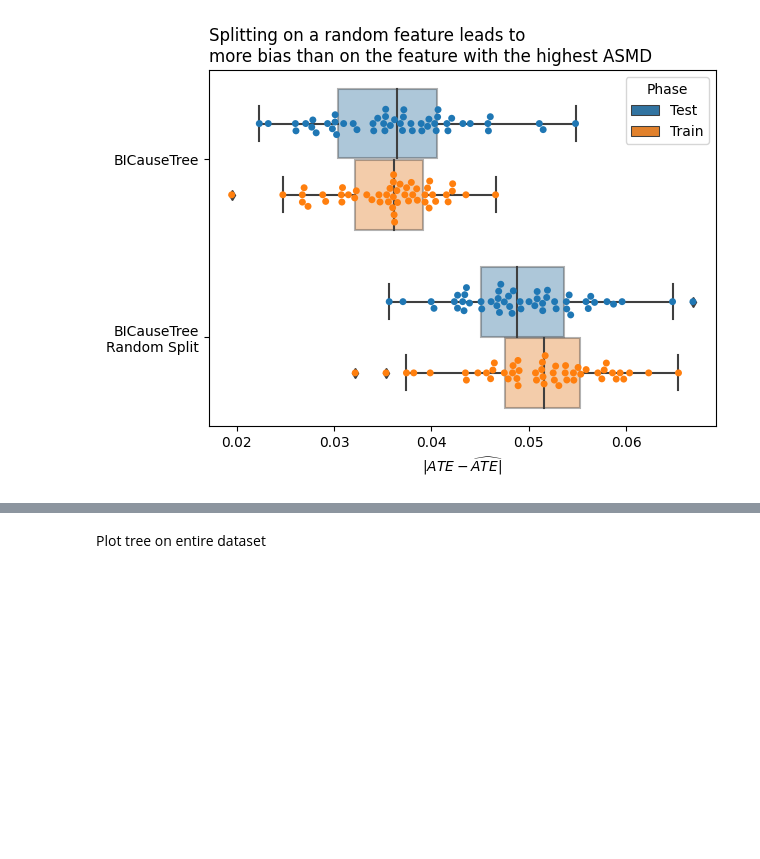
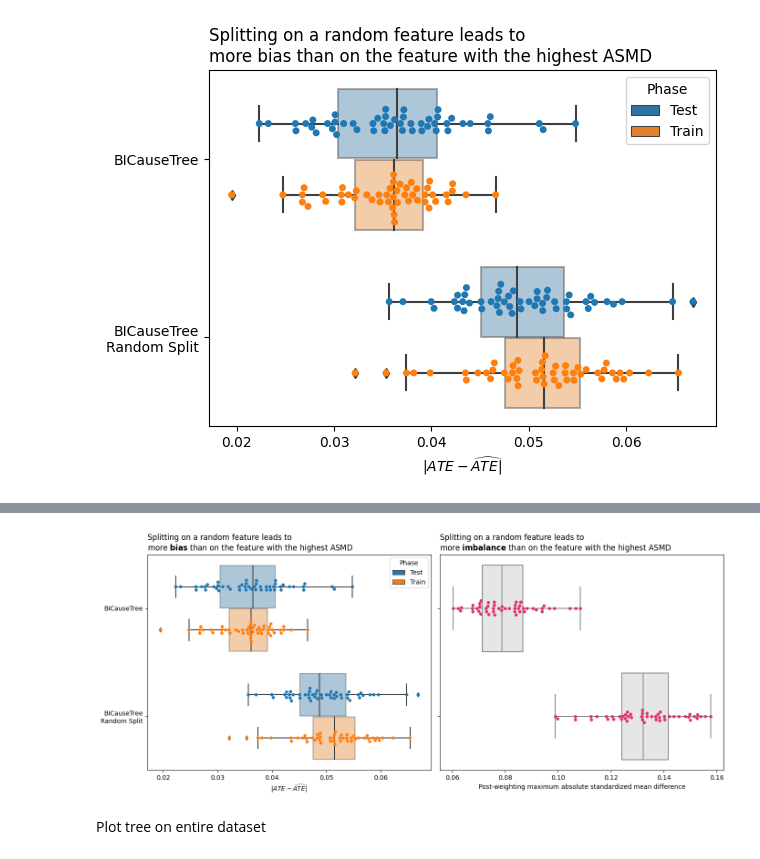
Before and after one commit to IBM-HRL-MLHLS/BICause-Trees, a Jupyter notebook: split_on_random_feature.ipynb, the cells around one changed output, grey strips where cells are left out. Cells and saved outputs as stored; diff of their text form; code cells hidden in the pictures; blank space fills up the shorter version.

```diff
--- a/split_on_random_feature.ipynb
+++ b/split_on_random_feature.ipynb
@@ -178,0 +282,66 @@ KeyboardInterrupt:
+# %%
+bias_data = pd.read_csv(Path("figures") / "random_split_bias.csv")
+asmd_data = pd.read_csv(Path("figures") / "random_split_asmd.csv")
+asmd_data = asmd_data.groupby(["model", "bootstrap"]).max().reset_index()
+
+fig, axes = plt.subplots(1, 2, figsize=(14, 6), sharey=True)
+
+# Bias plot
+sns.boxplot(
+    data=bias_data,
+    y="Model",
+    x="Estimated ATE",
+    hue="Phase",
+    boxprops=dict(alpha=.4),
+    # color="grey",
+    ax=axes[0],
+)
+sns.swarmplot(
+    data=bias_data,
+    y="Model",
+    x="Estimated ATE",
+    hue="Phase",
+    dodge=True,
+    legend=False,
+    ax=axes[0],
+)
+axes[0].set_yticklabels(["BICauseTree", "BICauseTree\nRandom Split"])
+axes[0].set_ylabel(None)
+axes[0].set_xlabel(r"$ \vert ATE - \widehat{ATE} \vert $")
+axes[0].set_title(
+    "Splitting on a random feature leads to \nmore $ \\bf{bias} $ than on the feature with the highest ASMD",
+    loc='left',
+)
+# fig.tight_layout()
+
+# ASMD plot:
+sns.boxplot(
+    data=asmd_data,
+    y="model",
+    x="weighted",
+    # hue="model",
+    dodge=False,
+    # boxprops=dict(alpha=.4),
+    color="0.9",
+    ax=axes[1],
+)
+sns.swarmplot(
+    data=asmd_data,
+    y="model",
+    x="weighted",
+    # hue="model",
+    dodge=False,
+    legend=False,
+    color="#e32d73",
+    ax=axes[1],
+)
+axes[1].set_yticklabels(["BICauseTree", "BICauseTree\nRandom Split"])
+axes[1].set_ylabel(None)
+axes[1].set_xlabel(r"Post-weighting maximum absolute standardized mean difference")
+axes[1].set_title(
+    "Splitting on a random feature leads to \nmore $ \\bf{imbalance} $ than on the feature with the highest ASMD",
+    loc='left',
+);
+fig.tight_layout();
+# %% [output]
+[figure, added]
```
Also changed, not shown: parts of 14 cells of this notebook.
